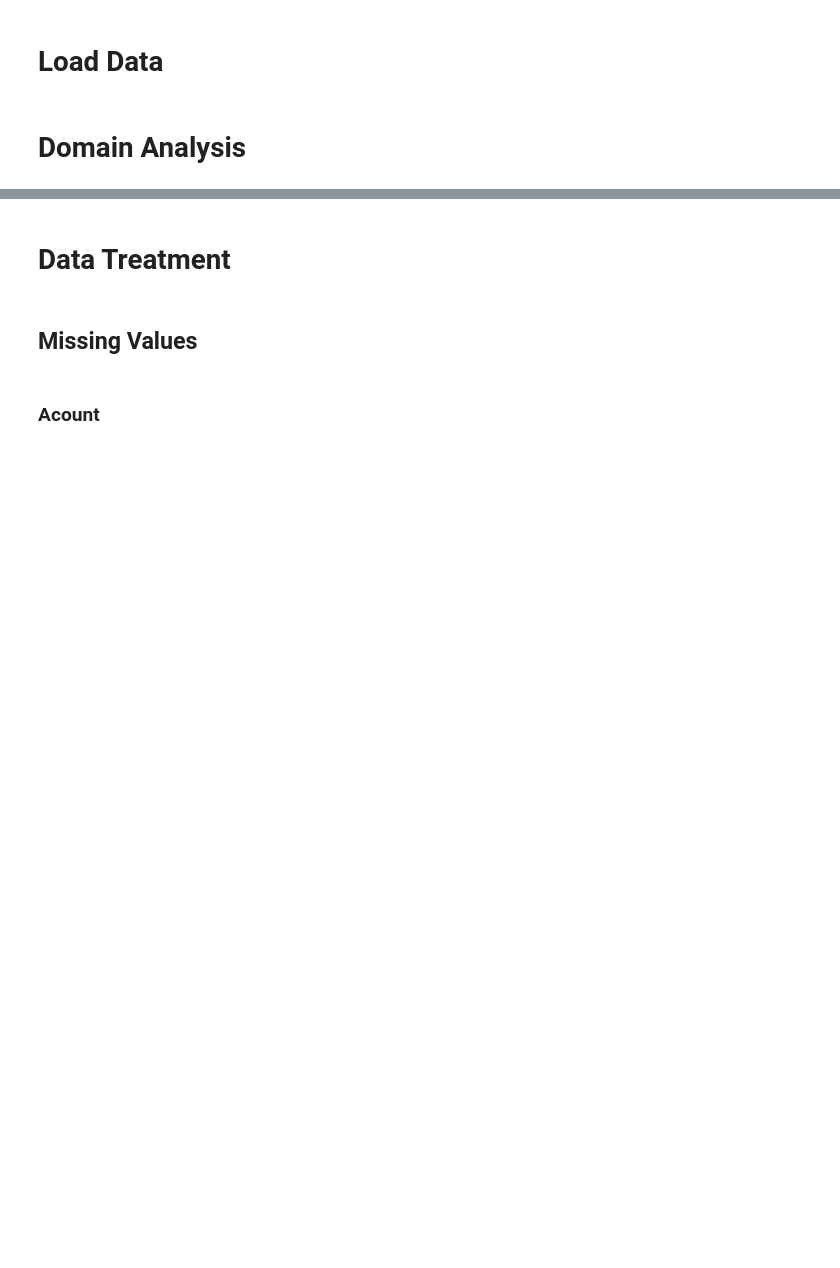
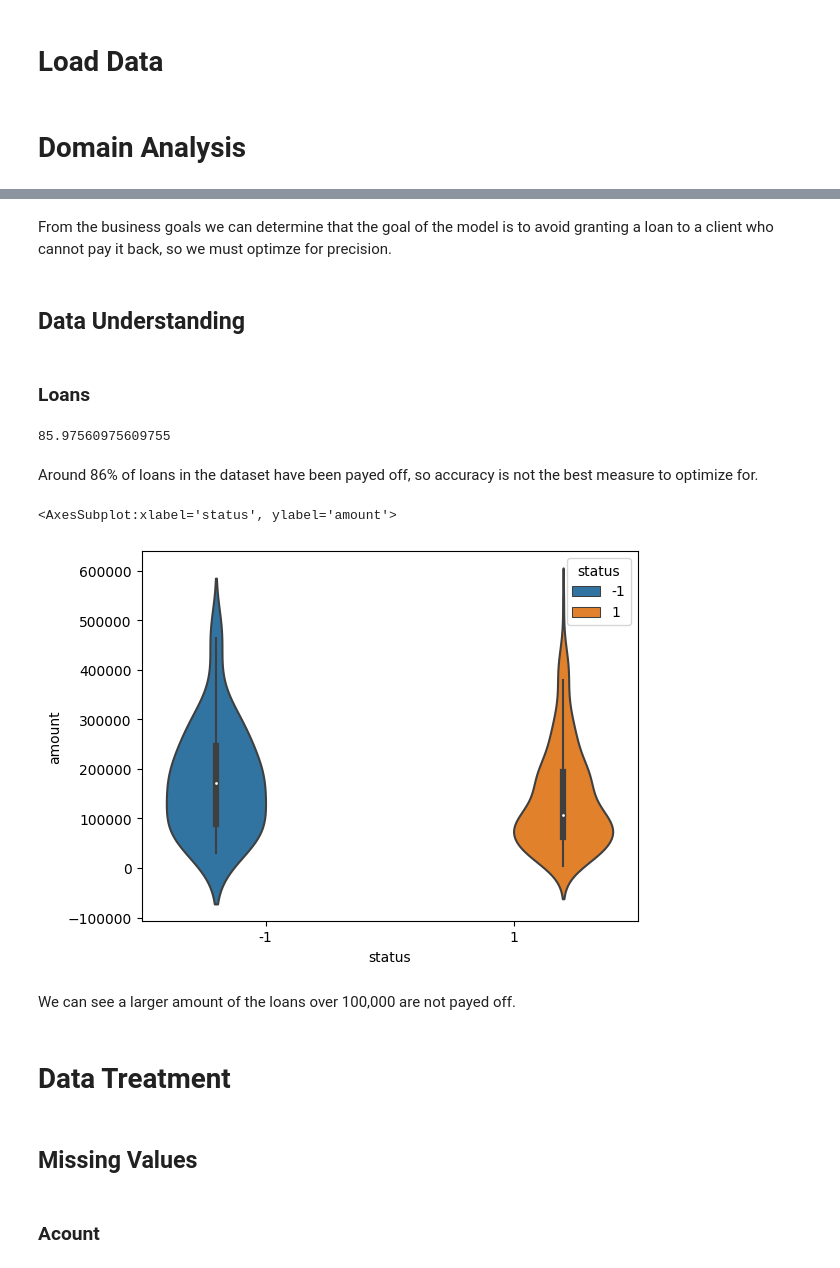
Before and after one commit to DreFlo/ac-2223, a Jupyter notebook: proj_notebook.ipynb, the cells around one changed output, grey strips where cells are left out. Cells and saved outputs as stored; diff of their text form; code cells hidden in the pictures; blank space fills up the shorter version.

Commit message:
Work on joining datasets

```diff
--- a/proj_notebook.ipynb
+++ b/proj_notebook.ipynb
@@ -22,3 +39,22 @@ district_df = pd.read_csv('.\\ficheiros_competicao_dev\\district.csv', sep=';',
+# %% [markdown]
+From the business goals we can determine that the goal of the model is to avoid granting a loan to a client who cannot pay it back, so we must optimze for precision.
+# %% [markdown]
+## Data Understanding
+# %% [markdown]
+### Loans
+# %%
+len(loan_dev_df[loan_dev_df['status'] == 1]) / len(loan_dev_df) * 100
+# %% [output]
+85.97560975609755
+# %% [markdown]
+Around 86% of loans in the dataset have been payed off, so accuracy is not the best measure to optimize for.
+# %%
+sb.violinplot(x='status', y='amount', data=loan_dev_df, hue='status')
+# %% [output]
+<AxesSubplot:xlabel='status', ylabel='amount'>
+[figure, added]
+# %% [markdown]
+We can see a larger amount of the loans over 100,000 are not payed off.
 # %% [markdown]
 # Data Treatment
 # %% [markdown]
```
Also changed, not shown: parts of 23 cells of this notebook.
